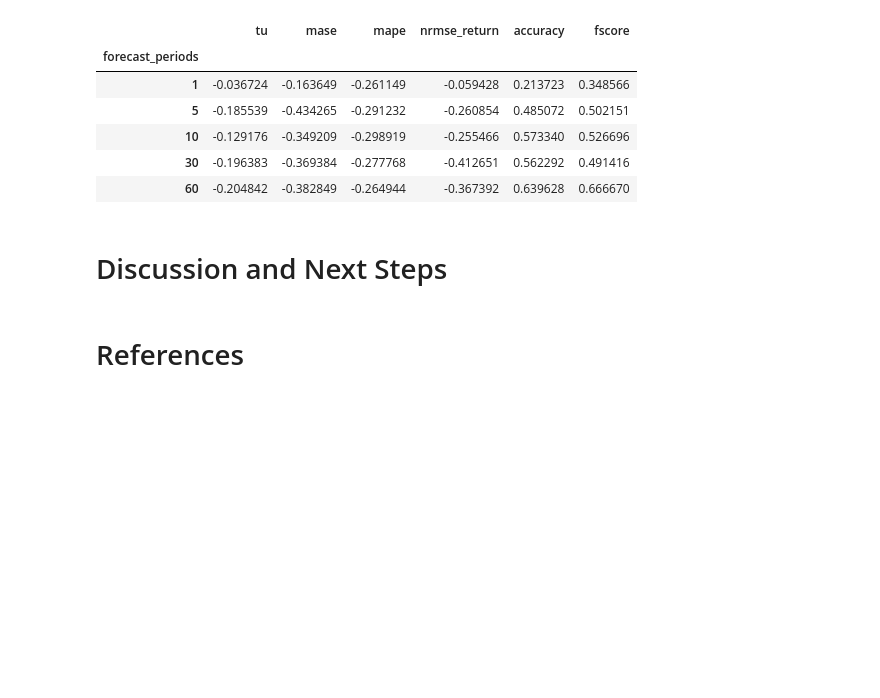
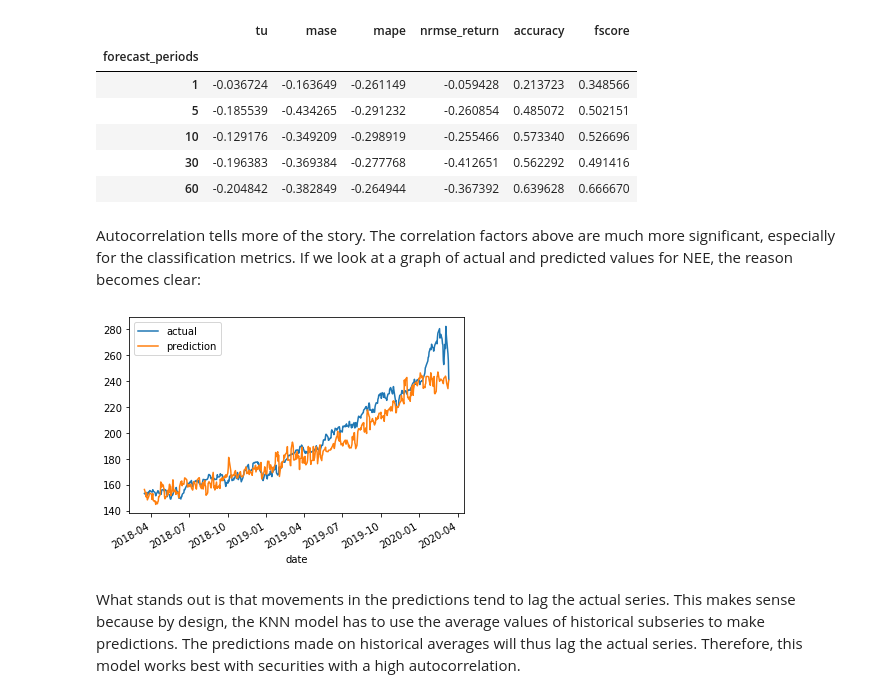
Before and after one commit to memckee/knn_tspi, a Jupyter notebook: KNN TSPI.ipynb, the cells around one changed output. Cells and saved outputs as stored; diff of their text form; code cells hidden in the pictures; blank space fills up the shorter version.

```diff
--- a/KNN TSPI.ipynb
+++ b/KNN TSPI.ipynb
@@ -15,9 +23,11 @@ from sklearn.neighbors import KNeighborsRegressor
 # %%
 total_df = pd.read_csv('Data/TimeSeries.csv')
 
+
 def generate_ts(symbol):
     time_series = total_df[total_df['security'] == symbol]
-    time_series = time_series.set_index('date').sort_index(ascending=True)['value']
+    time_series = time_series.set_index(
+        'date').sort_index(ascending=True)['value']
     time_series = pd.to_numeric(time_series)
     time_series.index = pd.to_datetime(time_series.index)
     return time_series
@@ -157,25 +199,33 @@ class TimeSeriesKNN():
     def get_metrics(self, values):
         metrics = {}
         values['error'] = values['actual']-values['prediction']
-        values['error_return'] = values['actual_return']-values['predicted_return']
+        values['error_return'] = values['actual_return'] - \
+            values['predicted_return']
         values['naive'] = values['actual']-values['actual_prev']
         metrics['mse'] = values['error'].pow(2).mean()
         metrics['tu'] = (values['error'].pow(
             2).sum())/(values['naive'].pow(2).sum())
-        metrics['mase'] = (values['error'].abs().mean())/(values['naive'].abs().mean())
+        metrics['mase'] = (values['error'].abs().mean()) / \
+            (values['naive'].abs().mean())
         metrics['mape'] = (values['error']/values['actual']).abs().mean()*100
         metrics['rmse_return'] = np.sqrt(values['error_return'].pow(2).mean())
-        metrics['nrmse_return'] = metrics['rmse_return']/(np.abs(values['actual_return'].abs().mean()))
+        metrics['nrmse_return'] = metrics['rmse_return'] / \
+            (np.abs(values['actual_return'].abs().mean()))
 
-        tp = len(values[(values['actual_return']>0) & (values['predicted_return']>0)])
-        tn = len(values[(values['actual_return']<0) & (values['predicted_return']<0)])
-        fp = len(values[(values['actual_return']<0) & (values['predicted_return']>0)])
-        fn = len(values[(values['actual_return']>0) & (values['predicted_return']<0)])
+        tp = len(values[(values['actual_return'] > 0)
+                        & (values['predicted_return'] > 0)])
+        tn = len(values[(values['actual_return'] < 0)
+                        & (values['predicted_return'] < 0)])
+        fp = len(values[(values['actual_return'] < 0)
+                        & (values['predicted_return'] > 0)])
+        fn = len(values[(values['actual_return'] > 0)
+                        & (values['predicted_return'] < 0)])
 
         metrics['accuracy'] = (tp+tn)/(tp+tn+fp+fn)
         metrics['precision'] = tp/(tp+fp)
         metrics['recall'] = tp/(tp+fn)
-        metrics['fscore'] = (2*metrics['precision']*metrics['recall'])/(metrics['precision']+metrics['recall'])
+        metrics['fscore'] = (2*metrics['precision']*metrics['recall']) / \
+            (metrics['precision']+metrics['recall'])
 
         return metrics
 
@@ -183,12 +233,12 @@ class TimeSeriesKNN():
         if start is None:
             start = round(len(self.ts)*.5)
         if step is None:
-            step=self.step
+            step = self.step
         if length is None:
             length = self.length
         if k is None:
-            k=self.k
-        metrics = self.get_metrics(self.predict_history(start=start, step=step, length=length, k=k))
-
+            k = self.k
+        metrics = self.get_metrics(self.predict_history(
+            start=start, step=step, length=length, k=k))
 
         return metrics
@@ -560,7 +712,16 @@ corrs
 | 10 | -0.129176 | -0.349209 | -0.298919 | -0.255466 | 0.573340 | 0.526696 |
 | 30 | -0.196383 | -0.369384 | -0.277768 | -0.412651 | 0.562292 | 0.491416 |
 | 60 | -0.204842 | -0.382849 | -0.264944 | -0.367392 | 0.639628 | 0.666670 |
-# %% [markdown]
-# Discussion and Next Steps
-# %% [markdown]
-# References
+# %% [markdown]
+Autocorrelation tells more of the story. The correlation factors above are much more significant, especially for the classification metrics. If we look at a graph of actual and predicted values for NEE, the reason becomes clear:
+# %%
+NEE_series = generate_ts('NEE')
+NEE_model = TimeSeriesKNN(NEE_series, metric='cid')
+NEE_predict = NEE_model.predict_history(
+    start=1000, step=60, length=CFG_set['length'], k=CFG_set['k'])
+NEE_predict[['actual', 'prediction']].tail(500).plot()
+plt.show()
+# %% [output]
+[figure, added]
+# %% [markdown]
+What stands out is that movements in the predictions tend to lag the actual series. This makes sense because by design, the KNN model has to use the average values of historical subseries to make predictions. The predictions made on historical averages will thus lag the actual series. Therefore, this model works best with securities with a high autocorrelation.
```
Also changed, not shown: parts of 54 cells of this notebook, 2 other files.
